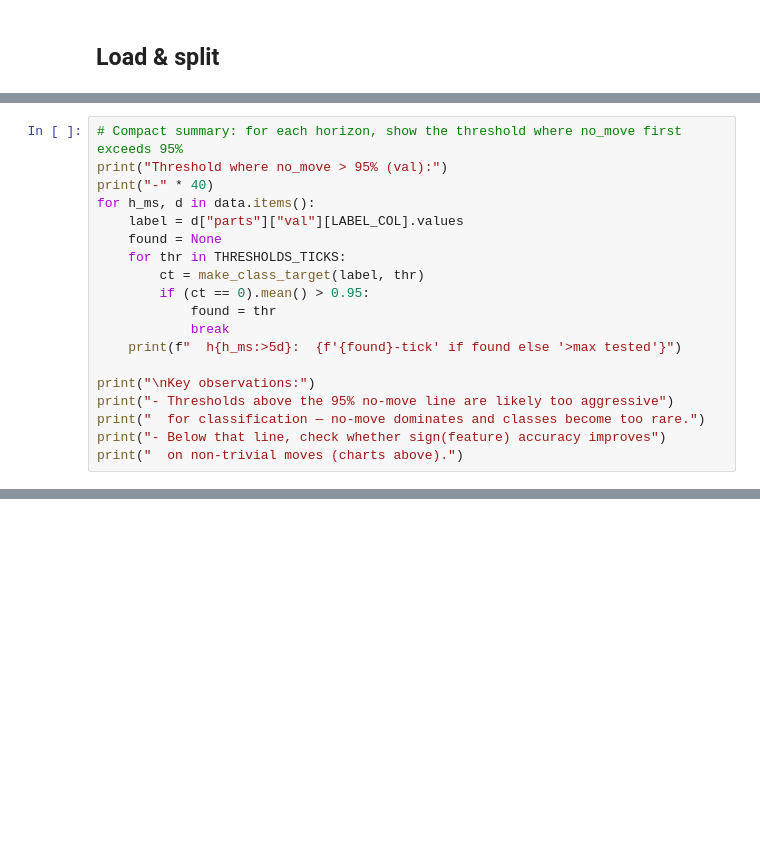
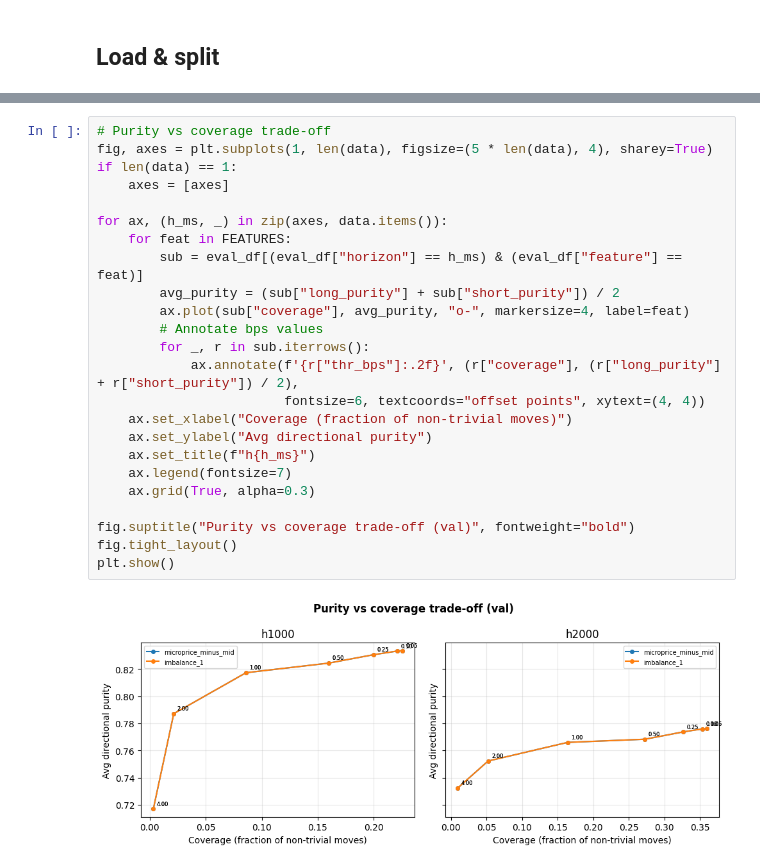
Before and after one commit to EfremtsevVsevolod/hft-research-env, a Jupyter notebook: notebooks/threshold_target_evaluation.ipynb, the cells around one changed output, grey strips where cells are left out. Drawn from its saved outputs; the diff is of its cells as text; blank space fills up the shorter version.

```diff
--- a/notebooks/threshold_target_evaluation.ipynb
+++ b/notebooks/threshold_target_evaluation.ipynb
@@ -281,19 +227,0 @@ Auto-generated summary of threshold target analysis.
-# %%
-# Compact summary: for each horizon, show the threshold where no_move first exceeds 95%
-print("Threshold where no_move > 95% (val):")
-print("-" * 40)
-for h_ms, d in data.items():
-    label = d["parts"]["val"][LABEL_COL].values
-    found = None
-    for thr in THRESHOLDS_TICKS:
-        ct = make_class_target(label, thr)
-        if (ct == 0).mean() > 0.95:
-            found = thr
-            break
-    print(f"  h{h_ms:>5d}:  {f'{found}-tick' if found else '>max tested'}")
-
-print("\nKey observations:")
-print("- Thresholds above the 95% no-move line are likely too aggressive")
-print("  for classification — no-move dominates and classes become too rare.")
-print("- Below that line, check whether sign(feature) accuracy improves")
-print("  on non-trivial moves (charts above).")
@@ -313,0 +233,26 @@ Key observations:
+# %%
+# Purity vs coverage trade-off
+fig, axes = plt.subplots(1, len(data), figsize=(5 * len(data), 4), sharey=True)
+if len(data) == 1:
+    axes = [axes]
+
+for ax, (h_ms, _) in zip(axes, data.items()):
+    for feat in FEATURES:
+        sub = eval_df[(eval_df["horizon"] == h_ms) & (eval_df["feature"] == feat)]
+        avg_purity = (sub["long_purity"] + sub["short_purity"]) / 2
+        ax.plot(sub["coverage"], avg_purity, "o-", markersize=4, label=feat)
+        # Annotate bps values
+        for _, r in sub.iterrows():
+            ax.annotate(f'{r["thr_bps"]:.2f}', (r["coverage"], (r["long_purity"] + r["short_purity"]) / 2),
+                        fontsize=6, textcoords="offset points", xytext=(4, 4))
+    ax.set_xlabel("Coverage (fraction of non-trivial moves)")
+    ax.set_ylabel("Avg directional purity")
+    ax.set_title(f"h{h_ms}")
+    ax.legend(fontsize=7)
+    ax.grid(True, alpha=0.3)
+
+fig.suptitle("Purity vs coverage trade-off (val)", fontweight="bold")
+fig.tight_layout()
+plt.show()
+# %% [output]
+[figure, added]
```
Also changed, not shown: parts of 26 cells of this notebook.
